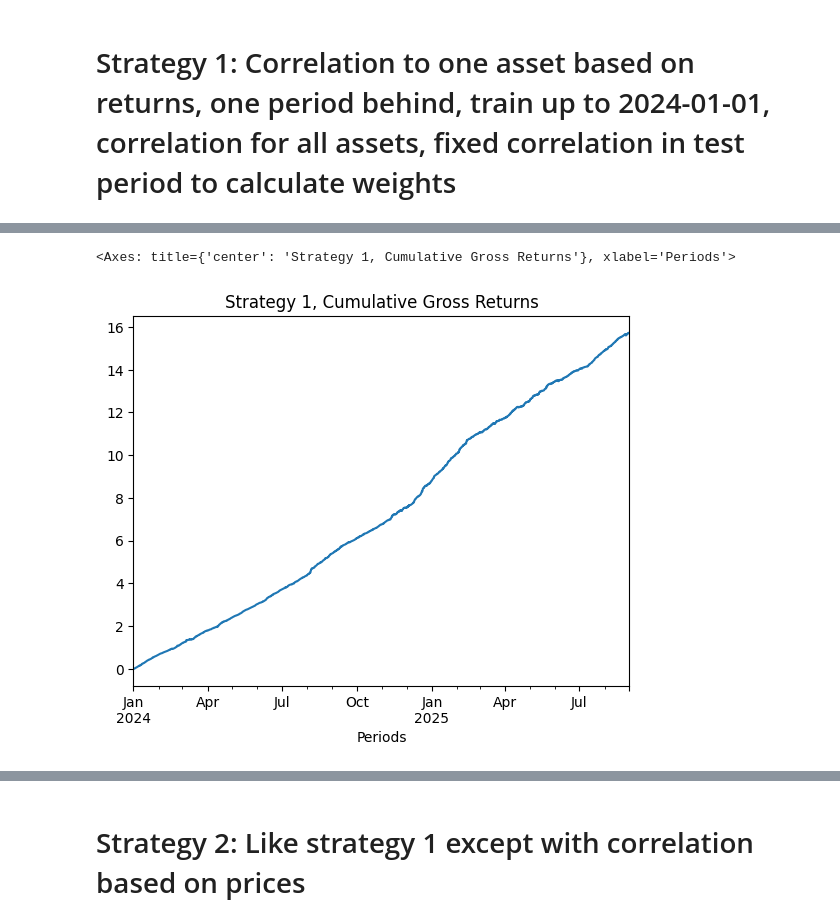
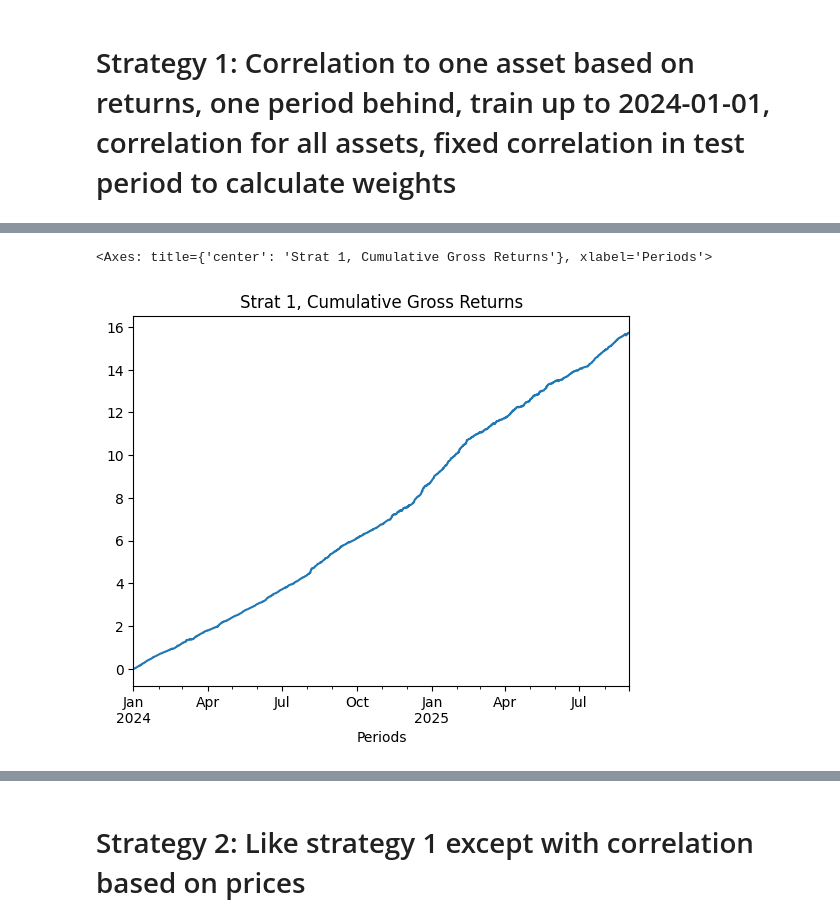
Before and after one commit to wbchristerson/crypto-strategies, a Jupyter notebook: correlation.ipynb, the cells around one changed output, grey strips where cells are left out. Saved outputs shown, nothing was run; the diff lists cells and outputs as text; code cells hidden in the pictures.

```diff
--- a/correlation.ipynb
+++ b/correlation.ipynb
@@ -178,6 +172,6 @@ gross_returns, net_returns = get_gross_returns_and_net_returns(normalized_signal
 # %%
-gross_returns.cumsum().plot(title="Strategy 1, Cumulative Gross Returns")
+gross_returns.cumsum().plot(title="Strat 1, Cumulative Gross Returns")
 # %% [output]
-<Axes: title={'center': 'Strategy 1, Cumulative Gross Returns'}, xlabel='Periods'>
+<Axes: title={'center': 'Strat 1, Cumulative Gross Returns'}, xlabel='Periods'>
-[figure, old version]
+[figure, new version]
 # %%
```
Also changed, not shown: parts of 20 cells of this notebook, 2 other files.
